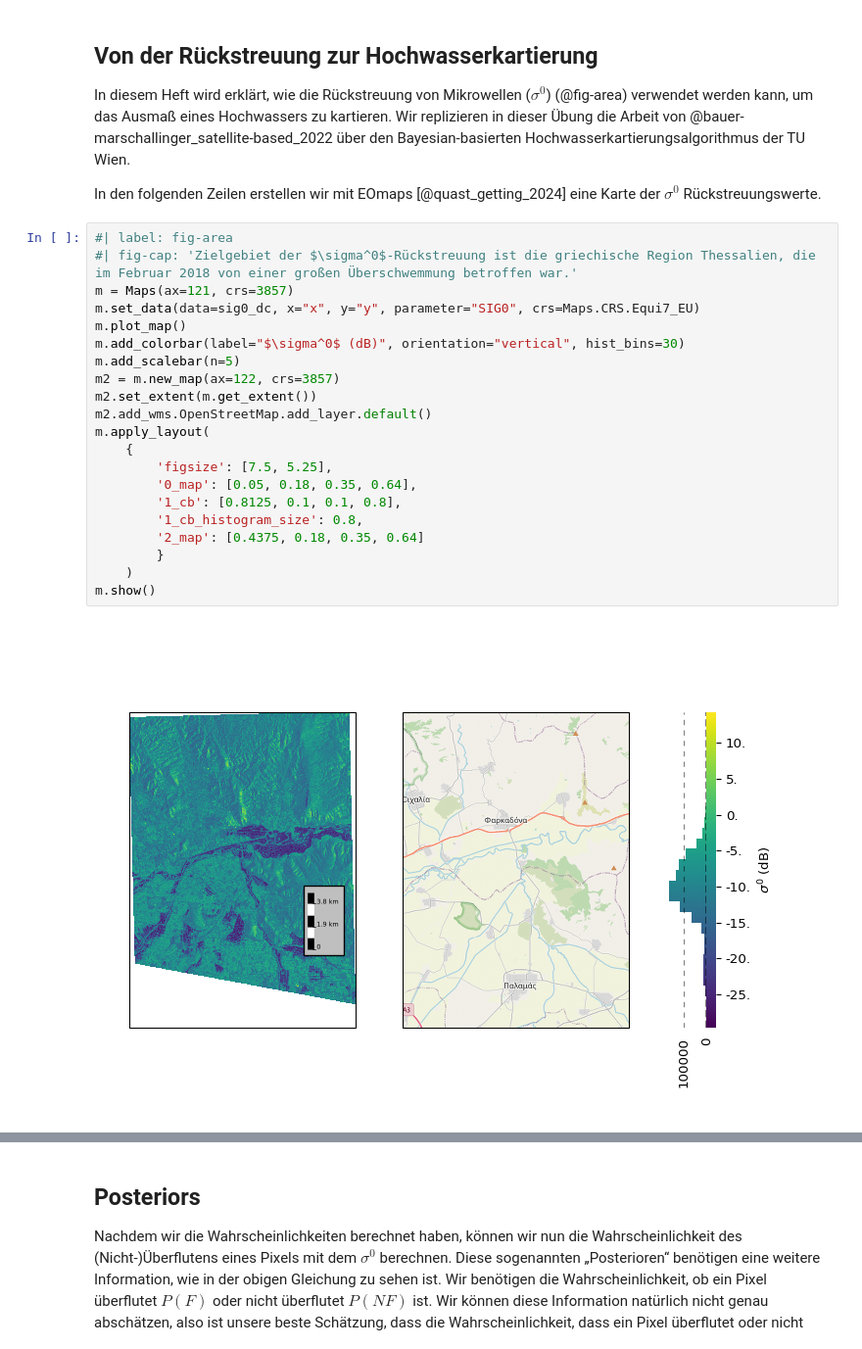
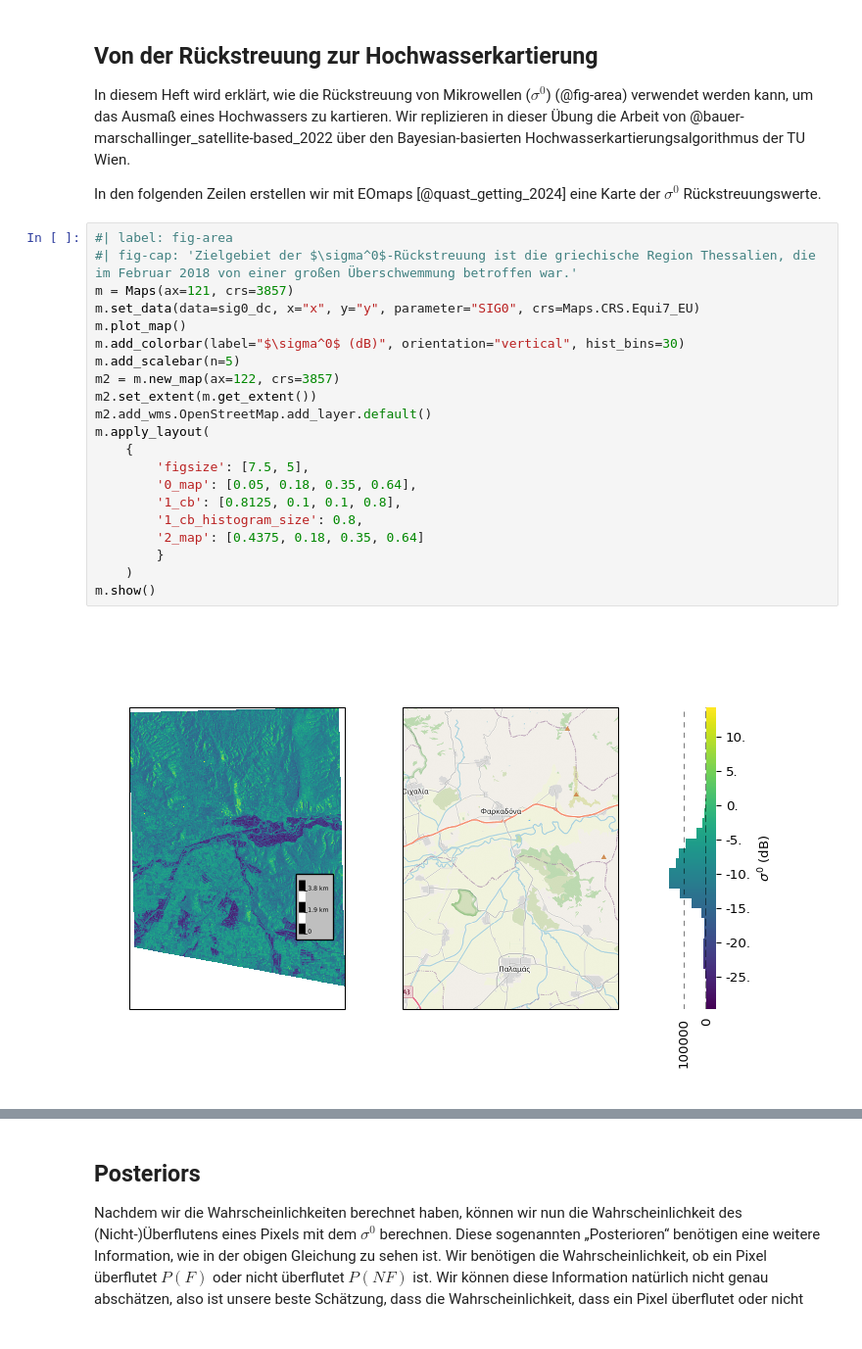
Before and after one commit to TUW-GEO/tuw_education_notebooks, a Jupyter notebook: 01_notebook_as_an_app.de.ipynb, the cells around one changed output, grey strips where cells are left out. Shown at 98% size. Cells and saved outputs as stored; diff of their text form.

```diff
--- a/01_notebook_as_an_app.de.ipynb
+++ b/01_notebook_as_an_app.de.ipynb
@@ -27,26 +27,26 @@ In den folgenden Zeilen erstellen wir mit EOmaps [@quast_getting_2024] eine Kart
 # %%
 #| label: fig-area
 #| fig-cap: 'Zielgebiet der $\sigma^0$-Rückstreuung ist die griechische Region Thessalien, die im Februar 2018 von einer großen Überschwemmung betroffen war.'
 m = Maps(ax=121, crs=3857)
 m.set_data(data=sig0_dc, x="x", y="y", parameter="SIG0", crs=Maps.CRS.Equi7_EU)
 m.plot_map()
 m.add_colorbar(label="$\sigma^0$ (dB)", orientation="vertical", hist_bins=30)
 m.add_scalebar(n=5)
 m2 = m.new_map(ax=122, crs=3857)
 m2.set_extent(m.get_extent())
 m2.add_wms.OpenStreetMap.add_layer.default()
 m.apply_layout(
     {
-        'figsize': [7.5, 5.25],
+        'figsize': [7.5, 5],
         '0_map': [0.05, 0.18, 0.35, 0.64],
         '1_cb': [0.8125, 0.1, 0.1, 0.8],
         '1_cb_histogram_size': 0.8,
         '2_map': [0.4375, 0.18, 0.35, 0.64]
         }
     )
 m.show()
 # %% [output]
-[figure, old version]
+[figure, new version]
 # %% [markdown]
 ---
 
```
Also changed, not shown: parts of 3 cells of this notebook, 9 other files.
